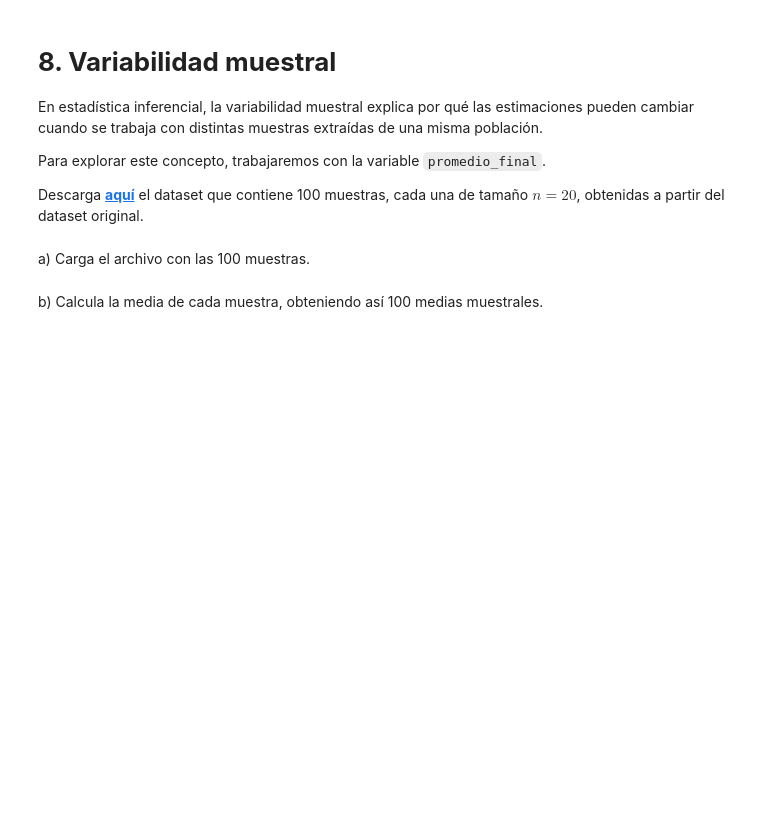
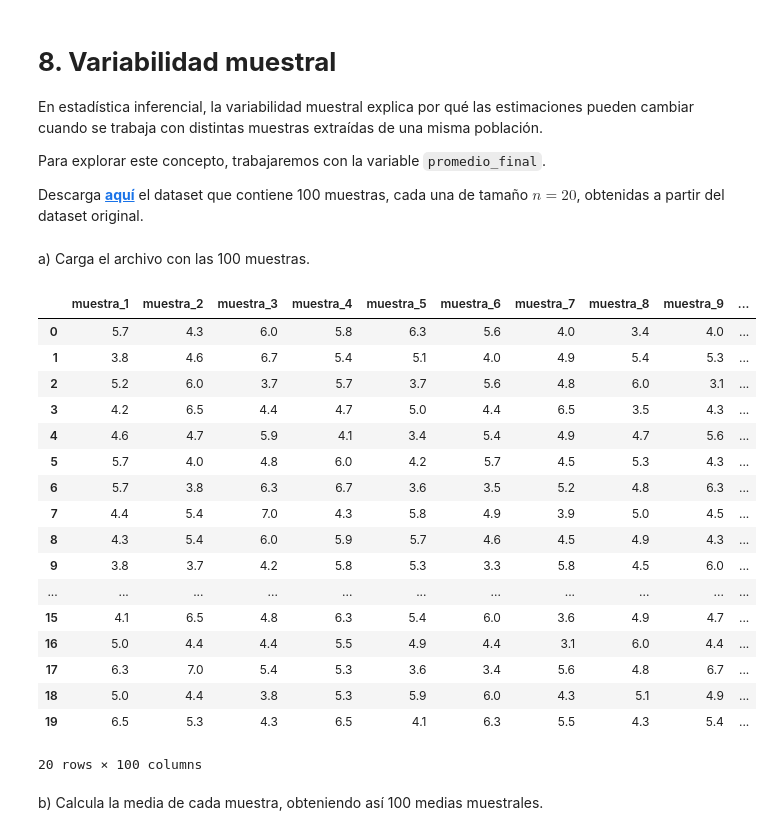
Before and after one commit to KenzoDev1/Inferencia-Estadistica, a Jupyter notebook: Unidad 1/Laboratorio_0_MAT4152.ipynb, the cells around one changed output. Drawn from its saved outputs; the diff is of its cells as text; code cells hidden in the pictures; blank space fills up the shorter version.

```diff
--- a/Unidad 1/Laboratorio_0_MAT4152.ipynb
+++ b/Unidad 1/Laboratorio_0_MAT4152.ipynb
@@ -188,5 +495,28 @@ Para explorar este concepto, trabajaremos con la variable `promedio_final`.
 Descarga **[aquí](https://docs.google.com/spreadsheets/d/1axWLVym_wXsVSjKl0saE7-T3hGycdJ8Y/export?format=xlsx)** el dataset que contiene 100 muestras, cada una de tamaño $n=20$, obtenidas a partir del dataset original.
 # %% [markdown]
 a) Carga el archivo con las 100 muestras.
+# %%
+import pandas as pd
+df = pd.read_excel("G0_A8_variabilidad.xlsx")
+df.head(100)
+# %% [output]
+|  | muestra_1 | muestra_2 | muestra_3 | muestra_4 | muestra_5 | muestra_6 | muestra_7 | muestra_8 | muestra_9 | ... |
+| 0 | 5.7 | 4.3 | 6.0 | 5.8 | 6.3 | 5.6 | 4.0 | 3.4 | 4.0 | ... |
+| 1 | 3.8 | 4.6 | 6.7 | 5.4 | 5.1 | 4.0 | 4.9 | 5.4 | 5.3 | ... |
+| 2 | 5.2 | 6.0 | 3.7 | 5.7 | 3.7 | 5.6 | 4.8 | 6.0 | 3.1 | ... |
+| 3 | 4.2 | 6.5 | 4.4 | 4.7 | 5.0 | 4.4 | 6.5 | 3.5 | 4.3 | ... |
+| 4 | 4.6 | 4.7 | 5.9 | 4.1 | 3.4 | 5.4 | 4.9 | 4.7 | 5.6 | ... |
+| 5 | 5.7 | 4.0 | 4.8 | 6.0 | 4.2 | 5.7 | 4.5 | 5.3 | 4.3 | ... |
+| 6 | 5.7 | 3.8 | 6.3 | 6.7 | 3.6 | 3.5 | 5.2 | 4.8 | 6.3 | ... |
+| 7 | 4.4 | 5.4 | 7.0 | 4.3 | 5.8 | 4.9 | 3.9 | 5.0 | 4.5 | ... |
+| 8 | 4.3 | 5.4 | 6.0 | 5.9 | 5.7 | 4.6 | 4.5 | 4.9 | 4.3 | ... |
+| 9 | 3.8 | 3.7 | 4.2 | 5.8 | 5.3 | 3.3 | 5.8 | 4.5 | 6.0 | ... |
+| ... | ... | ... | ... | ... | ... | ... | ... | ... | ... | ... |
+| 15 | 4.1 | 6.5 | 4.8 | 6.3 | 5.4 | 6.0 | 3.6 | 4.9 | 4.7 | ... |
+| 16 | 5.0 | 4.4 | 4.4 | 5.5 | 4.9 | 4.4 | 3.1 | 6.0 | 4.4 | ... |
+| 17 | 6.3 | 7.0 | 5.4 | 5.3 | 3.6 | 3.4 | 5.6 | 4.8 | 6.7 | ... |
+| 18 | 5.0 | 4.4 | 3.8 | 5.3 | 5.9 | 6.0 | 4.3 | 5.1 | 4.9 | ... |
+| 19 | 6.5 | 5.3 | 4.3 | 6.5 | 4.1 | 6.3 | 5.5 | 4.3 | 5.4 | ... |
+20 rows × 100 columns
 # %% [markdown]
 b) Calcula la media de cada muestra, obteniendo así 100 medias muestrales.
```
Also changed, not shown: parts of 36 cells of this notebook, 2 other files.
